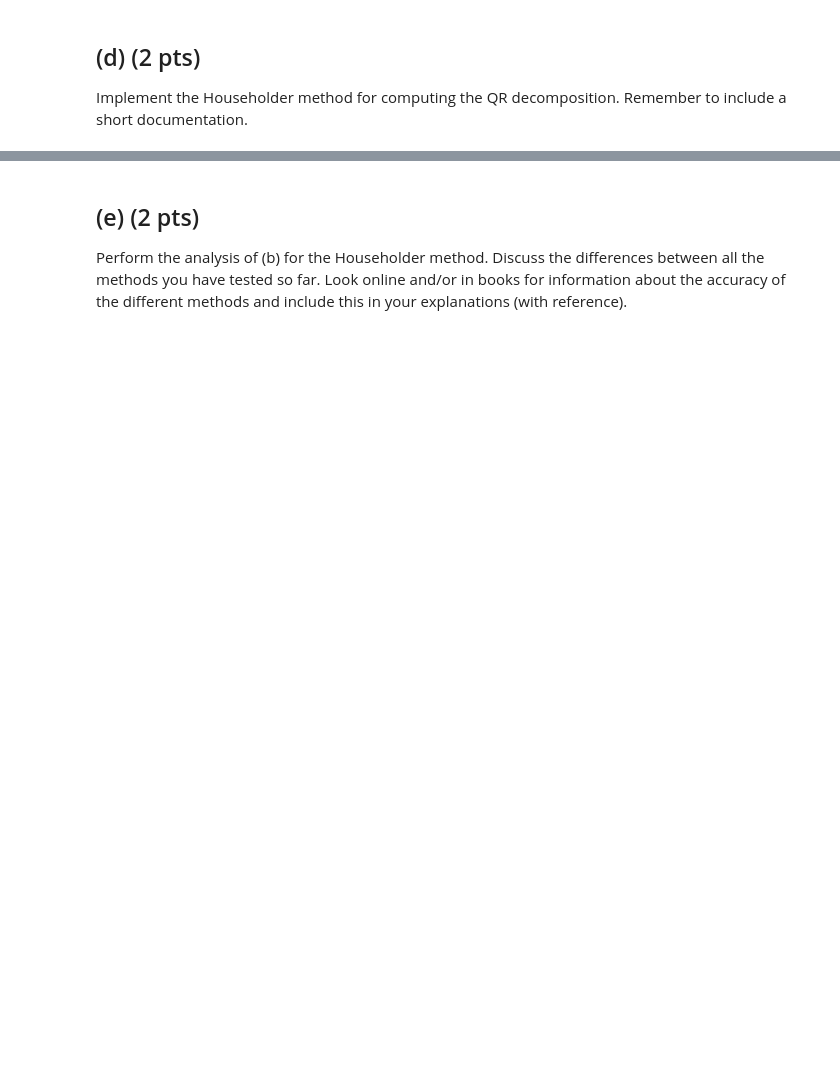
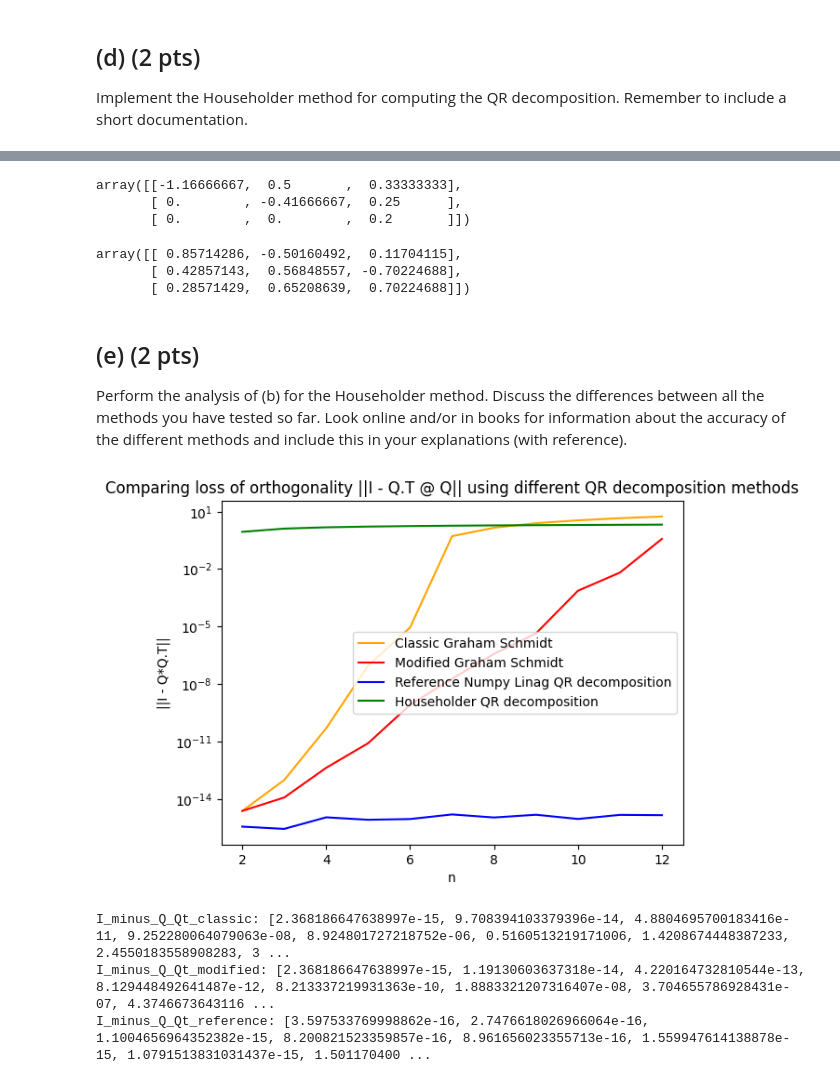
Before and after one commit to NitaiNijholt/NumericalAlgos, a Jupyter notebook: hw3_2023_WIP.ipynb, the cells around one changed output, grey strips where cells are left out. Saved outputs shown, nothing was run; the diff lists cells and outputs as text; code cells hidden in the pictures; blank space fills up the shorter version.

Commit message:
including unfinished householder

```diff
--- a/hw3_2023_WIP.ipynb
+++ b/hw3_2023_WIP.ipynb
@@ -251,3 +312,18 @@ SyntaxError: incomplete input (2024703894.py, line 2)
+# %%
+H = make_hilbert_matrix(3)
+# %%
+
+householder_qr(H)[0]
+# %% [output]
+array([[-1.16666667,  0.5       ,  0.33333333],
+       [ 0.        , -0.41666667,  0.25      ],
+       [ 0.        ,  0.        ,  0.2       ]])
+# %%
+modified_gram_schmidt(H)[0]
+# %% [output]
+array([[ 0.85714286, -0.50160492,  0.11704115],
+       [ 0.42857143,  0.56848557, -0.70224688],
+       [ 0.28571429,  0.65208639,  0.70224688]])
 # %% [markdown]
 ## (e) (2 pts)
 Perform the analysis of (b) for the Householder method. Discuss the differences between all the methods you have tested so far. Look online and/or in books for information about the accuracy of the different methods and include this in your explanations (with reference).
@@ -255,0 +330,64 @@ Perform the analysis of (b) for the Householder method. Discuss the differences
+# %%
+n_range = range(2,13)
+
+# creating a list of Q matrices with our classic Gram Schmidt orthogonalization based on Hilberts matrices with increasing n
+list_of_Q_classic = []
+for n in n_range:
+    H = make_hilbert_matrix(n)
+    Q_gram_classic = classical_gram_schmidt(H)[0]
+    list_of_Q_classic.append(Q_gram_classic)
+
+# Computing ||I - Q.T @ Q|| for Gram Schmidt classic
+I_minus_Q_Qt_classic = [np.linalg.norm(np.eye(Q.shape[0])-Q.T @ Q) for Q in list_of_Q_classic]
+
+
+# creating a list of Q matrices with our modified Gram Schmidt orthogonalization based on Hilberts matrices with increasing n
+list_of_Q_modified = []
+for n in n_range:
+    H = make_hilbert_matrix(n)
+    Q_gram_modified = modified_gram_schmidt(H)[0]
+    list_of_Q_modified.append(Q_gram_modified)
+
+# Computing ||I - Q.T @ Q|| for Gram Schmidt modified
+I_minus_Q_Qt_modified = [np.linalg.norm(np.eye(Q.shape[0])-Q.T @ Q) for Q in list_of_Q_modified]
+
+# creating a list of Q matrices with numpy reference QR decomposition based on Hilberts matrices with increasing n
+list_of_Q_reference = []
+for n in n_range:
+    H = make_hilbert_matrix(n)
+    Q_gram_reference = np.linalg.qr(H)[0]
+    list_of_Q_reference.append(Q_gram_reference)
+
+# Computing ||I - Q.T @ Q|| for reference numpy implementation
+I_minus_Q_Qt_reference = [np.linalg.norm(np.eye(Q.shape[0])-Q.T @ Q) for Q in list_of_Q_reference]
+
+
+list_of_q_householder = []
+for n in n_range:
+    H = make_hilbert_matrix(n)
+    Q_householder = householder_qr(H)[0]
+    list_of_q_householder.append(Q_householder)
+
+# Computing ||I - Q.T @ Q|| for reference numpy implementation
+I_minus_Q_Qt_householder = [np.linalg.norm(np.eye(Q.shape[0])-Q.T @ Q) for Q in list_of_q_householder]
+
+# Plotting results
+plt.title('Comparing loss of orthogonality ||I - Q.T @ Q|| using different QR decomposition methods')
+plt.plot(n_range,I_minus_Q_Qt_classic, c = 'orange', label = 'Classic Graham Schmidt')
+plt.plot(n_range,I_minus_Q_Qt_modified, c = 'red', label = 'Modified Graham Schmidt')
+plt.plot(n_range,I_minus_Q_Qt_reference, c = 'blue', label = 'Reference Numpy Linag QR decomposition')
+plt.plot(n_range,I_minus_Q_Qt_householder, c = 'green', label = 'Householder QR decomposition')
+plt.ylabel('||I - Q*Q.T||')
+plt.xlabel('n')
+plt.yscale('log')
+plt.legend()
+plt.show()
+
+print('I_minus_Q_Qt_classic:',I_minus_Q_Qt_classic)
+print('I_minus_Q_Qt_modified:', I_minus_Q_Qt_modified)
+print('I_minus_Q_Qt_reference:', I_minus_Q_Qt_reference)
+# %% [output]
+[figure, added]
+I_minus_Q_Qt_classic: [2.368186647638997e-15, 9.708394103379396e-14, 4.8804695700183416e-11, 9.252280064079063e-08, 8.924801727218752e-06, 0.5160513219171006, 1.4208674448387233, 2.4550183558908283, 3 ...
+I_minus_Q_Qt_modified: [2.368186647638997e-15, 1.19130603637318e-14, 4.220164732810544e-13, 8.129448492641487e-12, 8.213337219931363e-10, 1.8883321207316407e-08, 3.704655786928431e-07, 4.3746673643116 ...
+I_minus_Q_Qt_reference: [3.597533769998862e-16, 2.7476618026966064e-16, 1.1004656964352382e-15, 8.200821523359857e-16, 8.961656023355713e-16, 1.559947614138878e-15, 1.0791513831031437e-15, 1.501170400 ...
```
Also changed, not shown: parts of 6 cells of this notebook.
